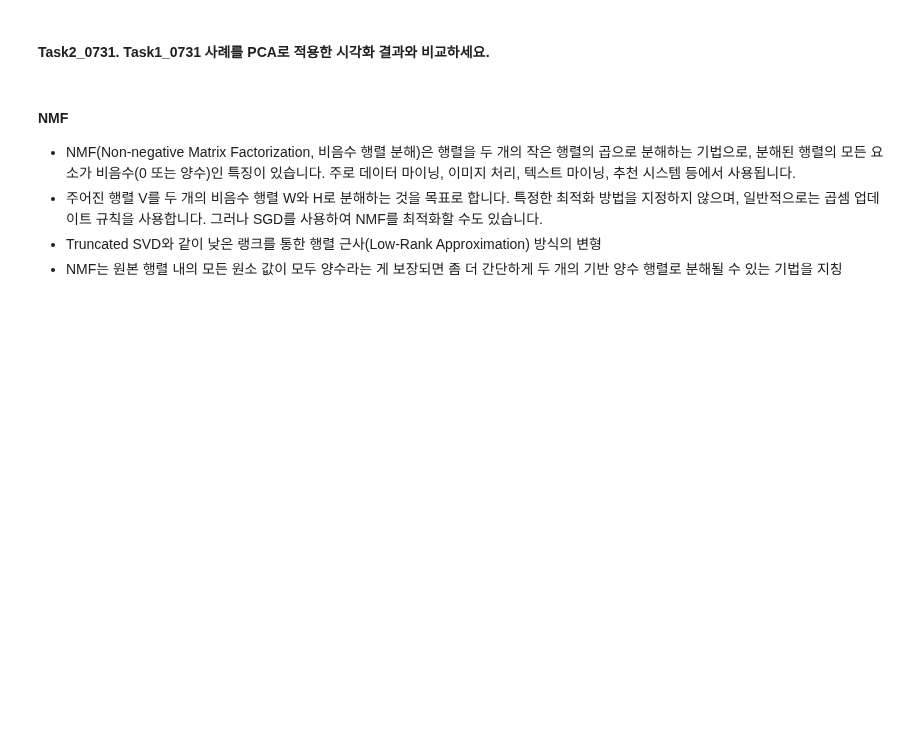
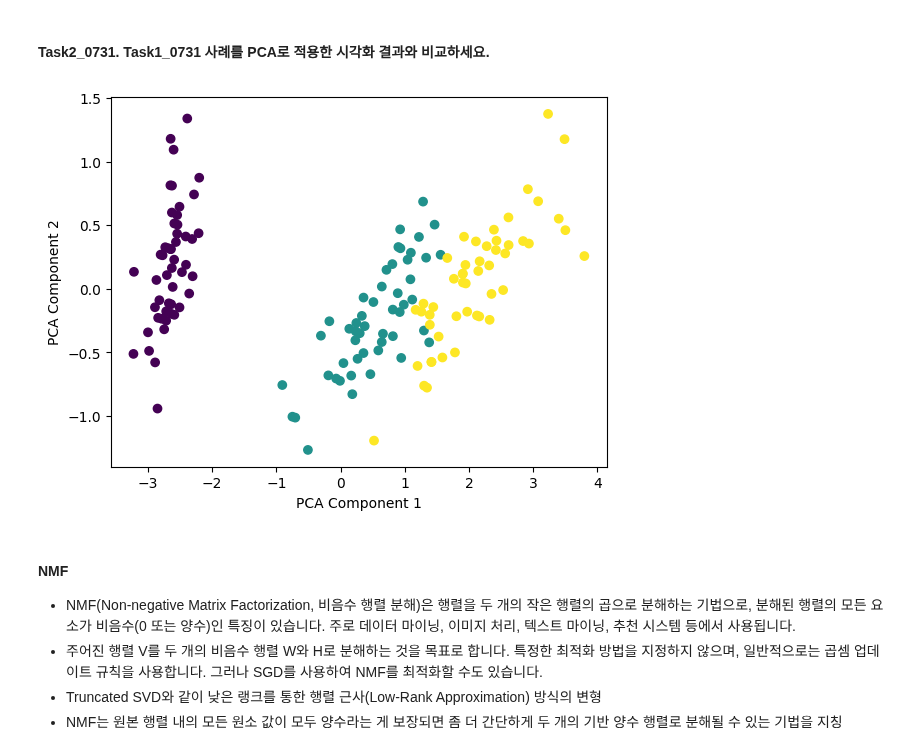
Before and after one commit to Kimhang-KDT/kita_2404, a Jupyter notebook: m5_머신러닝/ML_차원축소_SVD & NMF.ipynb, the cells around one changed output. Cells and saved outputs as stored; diff of their text form; code cells hidden in the pictures; blank space fills up the shorter version.

```diff
--- a/m5_머신러닝/ML_차원축소_SVD & NMF.ipynb
+++ b/m5_머신러닝/ML_차원축소_SVD & NMF.ipynb
@@ -163,5 +180,25 @@ Sigma값 행렬: [3.2535007  0.88116505 0.83865238 0.55463089 0.35834824 0.03499
 # %% [markdown]
 #### Task2_0731. Task1_0731 사례를 PCA로 적용한 시각화 결과와 비교하세요.
+# %%
+from sklearn.decomposition import PCA
+import pandas as pd
+from sklearn.datasets import load_iris
+import matplotlib.pyplot as plt
+
+iris = load_iris()
+df = pd.DataFrame(iris.data, columns=iris.feature_names)
+df['target'] = iris.target
+
+pca = PCA(n_components=2)
+components = pca.fit_transform(iris.data)
+
+# 시각화
+plt.scatter(components[:, 0], components[:, 1], c=iris.target, cmap='viridis')
+plt.xlabel('PCA Component 1')
+plt.ylabel('PCA Component 2')
+plt.show()
+# %% [output]
+[figure, added]
 # %% [markdown]
 #### NMF
 - NMF(Non-negative Matrix Factorization, 비음수 행렬 분해)은 행렬을 두 개의 작은 행렬의 곱으로 분해하는 기법으로, 분해된 행렬의 모든 요소가 비음수(0 또는 양수)인 특징이 있습니다. 주로 데이터 마이닝, 이미지 처리, 텍스트 마이닝, 추천 시스템 등에서 사용됩니다.
```
Also changed, not shown: parts of 10 cells of this notebook.
